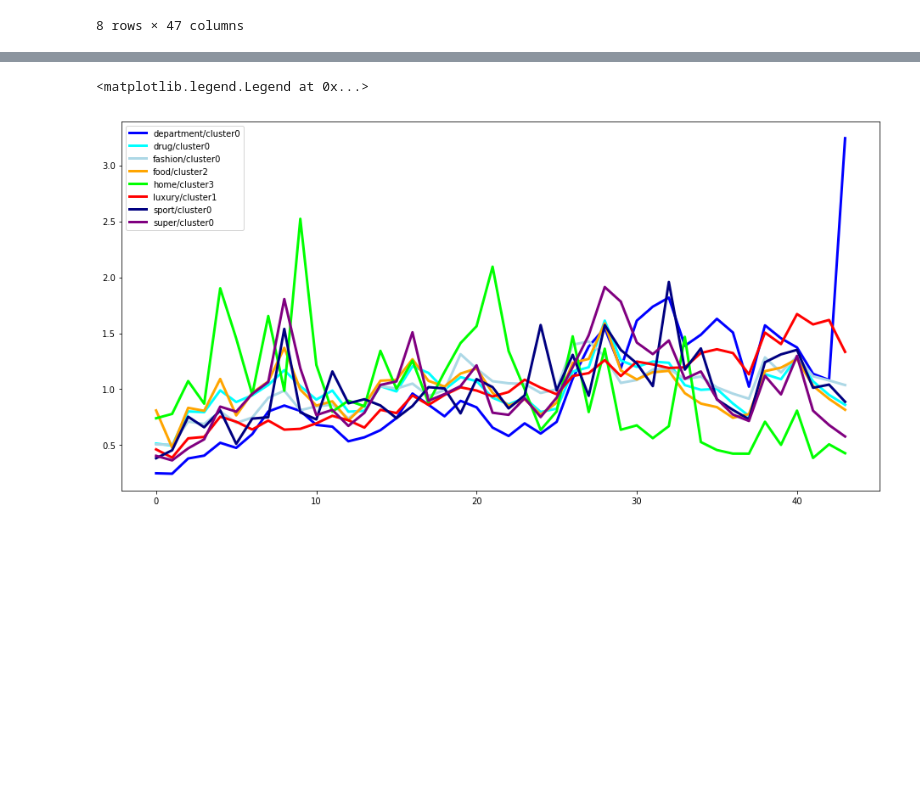
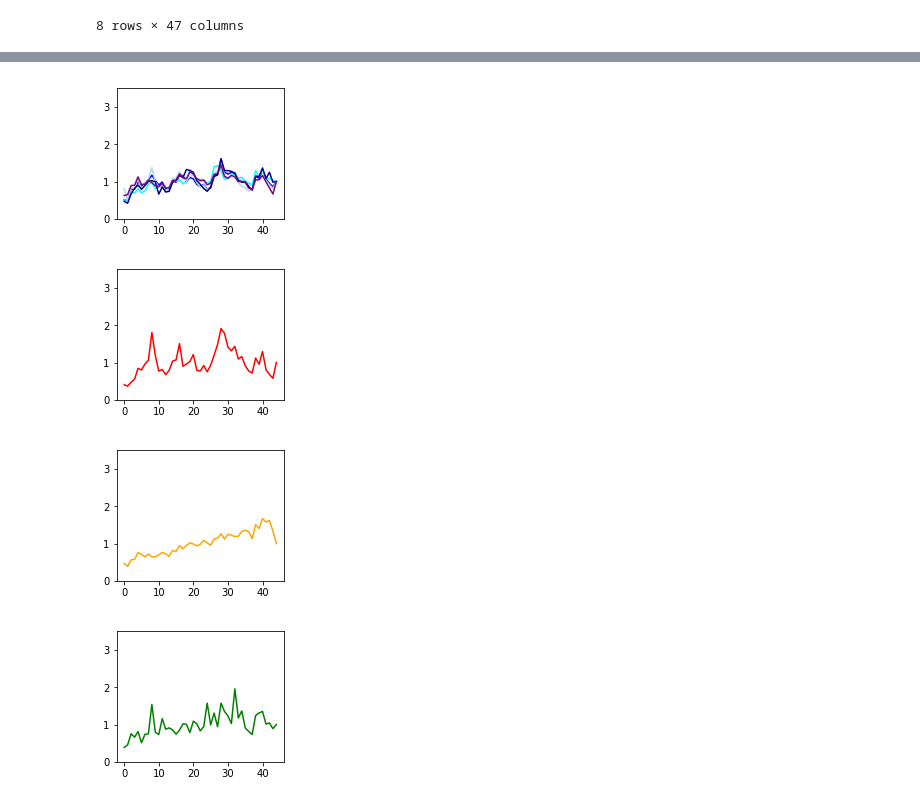
Before and after one commit to ro72/gci_team_1, a Jupyter notebook: k-means.ipynb, the cells around one changed output, grey strips where cells are left out. Cells and saved outputs as stored; diff of their text form; code cells hidden in the pictures; blank space fills up the shorter version.

```diff
--- a/k-means.ipynb
+++ b/k-means.ipynb
@@ -190,5 +326,5 @@ plt.legend()
 # %%
-df_2 = df[df["cluster_id"]==0]
+df_2 = df[df["cluster_id"]==1]
 df_2 = df_2.drop("name", axis=1)
 array_2 = df_2.values
 # %%
@@ -250,18 +386,32 @@ Distortion: 0.17
 # %%
-plt.figure(figsize=(16,8))
 blues = ["blue", "cyan", "lightblue", "navy", "purple", "mediumpurple", "lightseagreen", "darkcyan"]
 j = 0
+plt.figure(figsize=(3,2.4))
+plt.ylim([0, 3.5])
 for i in range(8):
+
     if pred_2[i]==0:
-        plt.plot(array[i], blues[j], label=df_2["name"][i]+"/cluster0", linewidth=3)
+        plt.plot(array_2[i], blues[j], label=df_2["name"][i]+"/cluster0")
         j+=1
+for i in range(8):
     if pred_2[i]==1:
-        plt.plot(array[i], "red", label=df_2["name"][i]+"/cluster1", linewidth=3)
+        plt.figure(figsize=(3,2.4))
+        plt.ylim([0, 3.5])
+        plt.plot(array_2[i], "red", label=df_2["name"][i]+"cluster1")
+for i in range(8):
     if pred_2[i]==2:
-        plt.plot(array[i], "orange", label=df_2["name"][i]+"/cluster2", linewidth=3)
+        plt.figure(figsize=(3,2.4))
+        plt.ylim([0, 3.5])
+        plt.plot(array_2[i], "orange", label=df_2["name"][i]+"cluster2")
+
+for i in range(8):
     if pred_2[i]==3:
-        plt.plot(array[i], "lime", label=df_2["name"][i]+"/cluster3", linewidth=3)
-plt.legend()
+        plt.figure(figsize=(3,2.4))
+        plt.ylim([0, 3.5])
+        plt.plot(array_2[i], "green", label=df_2["name"][i]+"cluster3")
+#plt.legend()
 # %% [output]
-<matplotlib.legend.Legend at 0x...>
-[figure, old version]
+[figure, new version]
+[figure, added]
+[figure, added]
+[figure, added]
```
Also changed, not shown: parts of 12 cells of this notebook.
